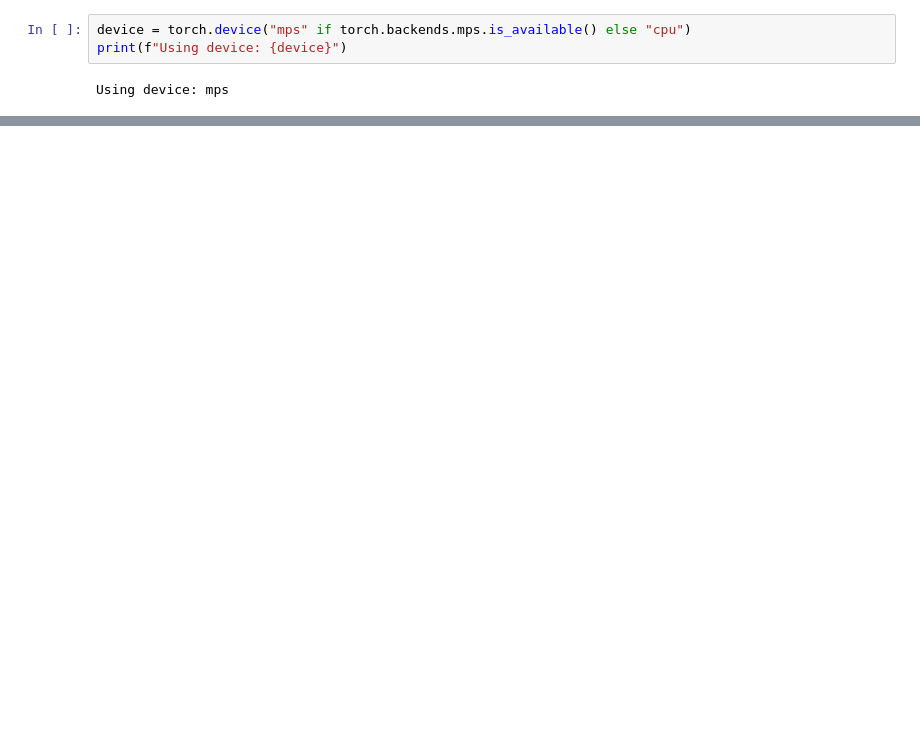
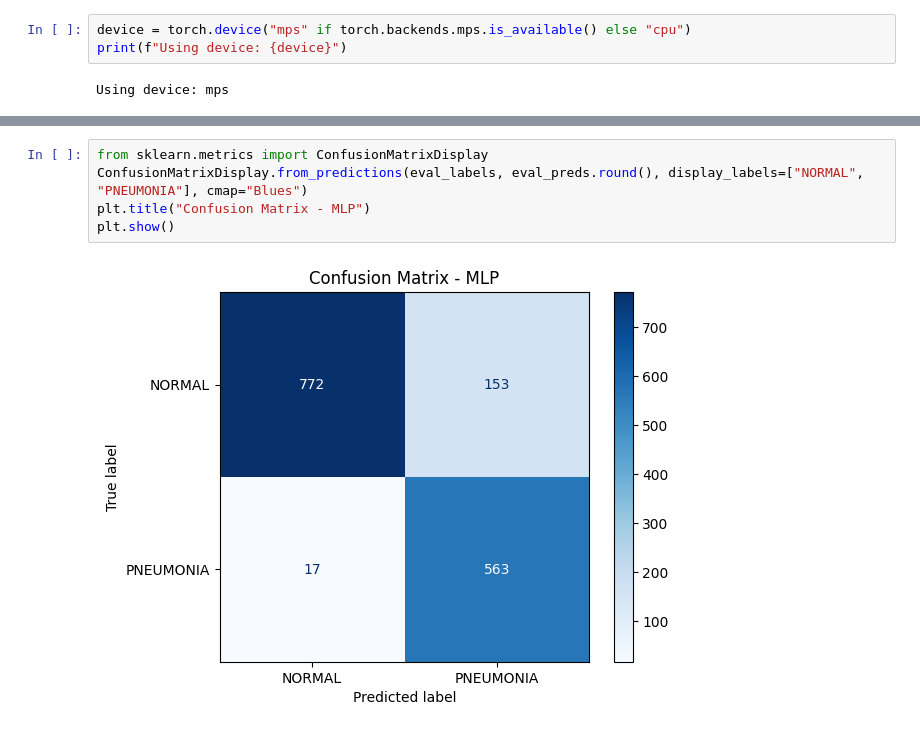
Before and after one commit to madsfjeldberg/xray-classification, a Jupyter notebook: mlp.ipynb, the cells around one changed output, grey strips where cells are left out. Saved outputs shown, nothing was run; the diff lists cells and outputs as text; blank space fills up the shorter version.

```diff
--- a/mlp.ipynb
+++ b/mlp.ipynb
@@ -219,0 +47,7 @@ net.3.weight: grad mean=-1.318855e-04, grad std=3.410212e-03
+# %%
+from sklearn.metrics import ConfusionMatrixDisplay
+ConfusionMatrixDisplay.from_predictions(eval_labels, eval_preds.round(), display_labels=["NORMAL", "PNEUMONIA"], cmap="Blues")
+plt.title("Confusion Matrix - MLP")
+plt.show()
+# %% [output]
+[figure, added]
```
Also changed, not shown: parts of 8 cells of this notebook, 5 other files.
